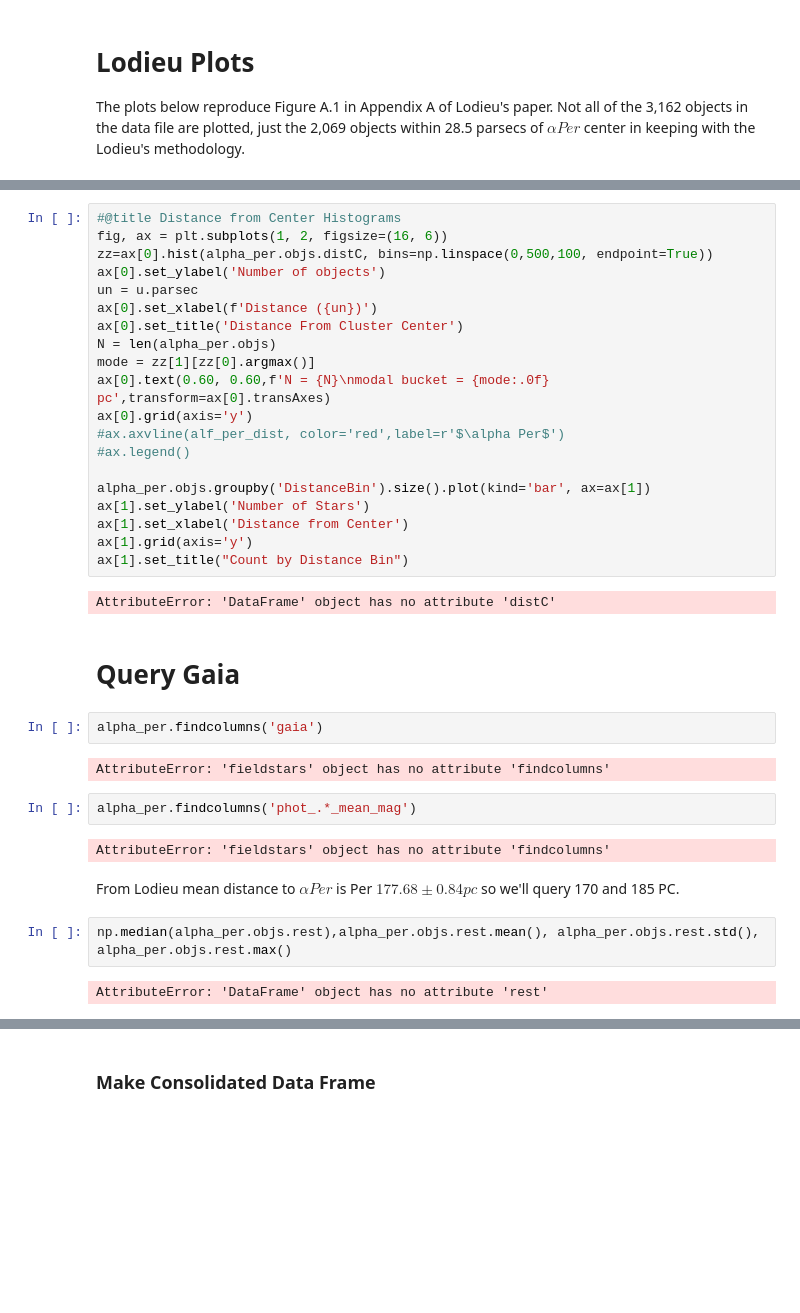
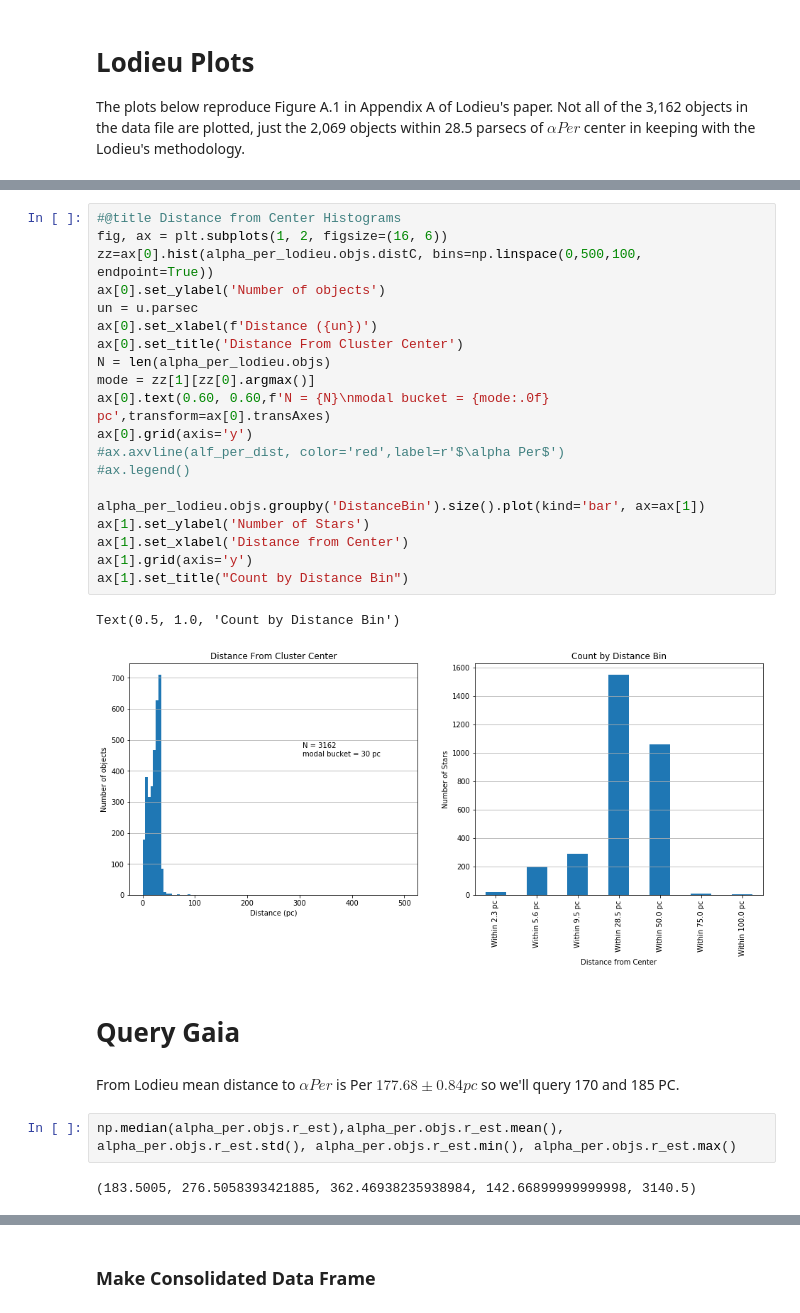
Before and after one commit to kevinmcmanus/cas-tau, a Jupyter notebook: cas-tau.ipynb, the cells around one changed output, grey strips where cells are left out. Drawn from its saved outputs; the diff is of its cells as text; blank space fills up the shorter version.

```diff
--- a/cas-tau.ipynb
+++ b/cas-tau.ipynb
@@ -165,40 +170,33 @@ UndefinedVariableError: name 'DistanceBin' is not defined
 # %%
 #@title Distance from Center Histograms
 fig, ax = plt.subplots(1, 2, figsize=(16, 6))
-zz=ax[0].hist(alpha_per.objs.distC, bins=np.linspace(0,500,100, endpoint=True))
+zz=ax[0].hist(alpha_per_lodieu.objs.distC, bins=np.linspace(0,500,100, endpoint=True))
 ax[0].set_ylabel('Number of objects')
 un = u.parsec
 ax[0].set_xlabel(f'Distance ({un})')
 ax[0].set_title('Distance From Cluster Center')
-N = len(alpha_per.objs)
+N = len(alpha_per_lodieu.objs)
 mode = zz[1][zz[0].argmax()]
 ax[0].text(0.60, 0.60,f'N = {N}\nmodal bucket = {mode:.0f} pc',transform=ax[0].transAxes)
 ax[0].grid(axis='y')
 #ax.axvline(alf_per_dist, color='red',label=r'$\alpha Per$')
 #ax.legend()
 
-alpha_per.objs.groupby('DistanceBin').size().plot(kind='bar', ax=ax[1])
+alpha_per_lodieu.objs.groupby('DistanceBin').size().plot(kind='bar', ax=ax[1])
 ax[1].set_ylabel('Number of Stars')
 ax[1].set_xlabel('Distance from Center')
 ax[1].grid(axis='y')
 ax[1].set_title("Count by Distance Bin")
 # %% [output]
-AttributeError: 'DataFrame' object has no attribute 'distC'
+Text(0.5, 1.0, 'Count by Distance Bin')
+[figure, added]
 # %% [markdown]
 # Query Gaia
-# %%
-alpha_per.findcolumns('gaia')
-# %% [output]
-AttributeError: 'fieldstars' object has no attribute 'findcolumns'
-# %%
-alpha_per.findcolumns('phot_.*_mean_mag')
-# %% [output]
-AttributeError: 'fieldstars' object has no attribute 'findcolumns'
 # %% [markdown]
 From Lodieu mean distance to $\alpha Per$ is Per $177.68\pm0.84 pc $ so we'll query 170 and 185 PC.
 # %%
-np.median(alpha_per.objs.rest),alpha_per.objs.rest.mean(), alpha_per.objs.rest.std(), alpha_per.objs.rest.max()
+np.median(alpha_per.objs.r_est),alpha_per.objs.r_est.mean(), alpha_per.objs.r_est.std(), alpha_per.objs.r_est.min(), alpha_per.objs.r_est.max()
 # %% [output]
-AttributeError: 'DataFrame' object has no attribute 'rest'
+(183.5005, 276.5058393421885, 362.46938235938984, 142.66899999999998, 3140.5)
 # %%
 # center of the observations:
```
Also changed, not shown: parts of 28 cells of this notebook, 1 other file.
